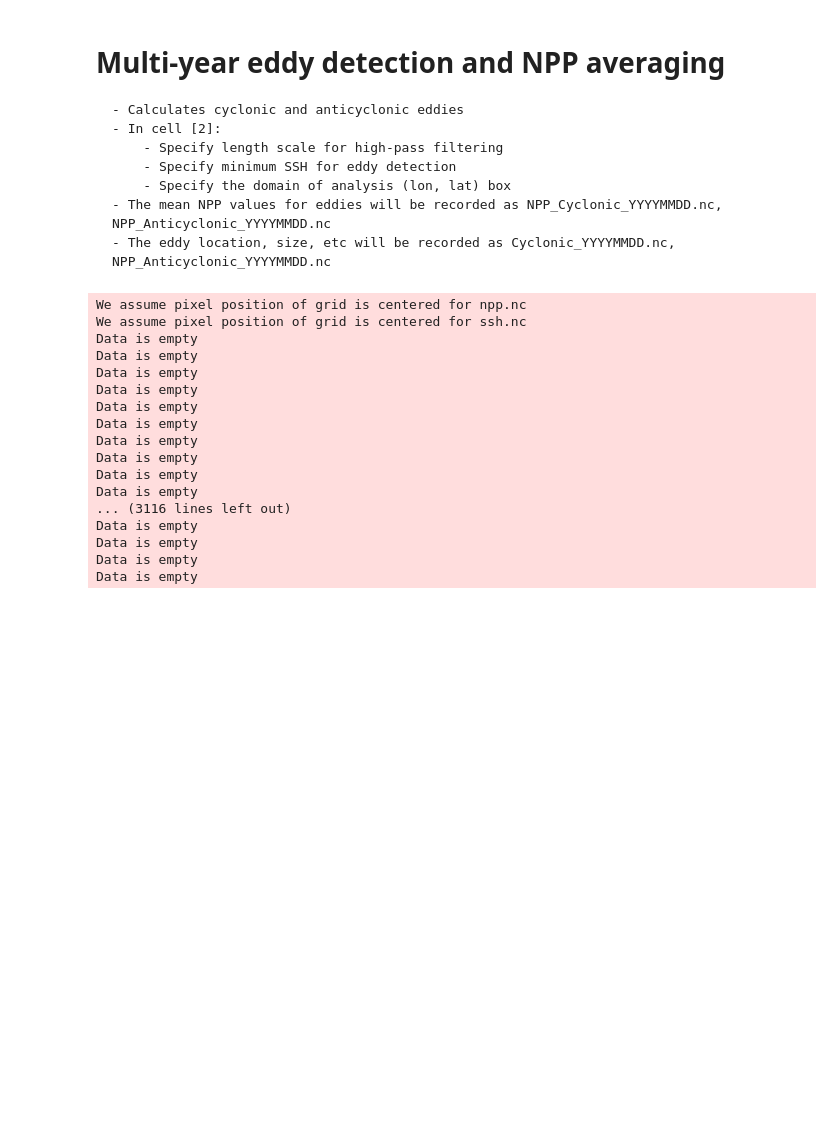
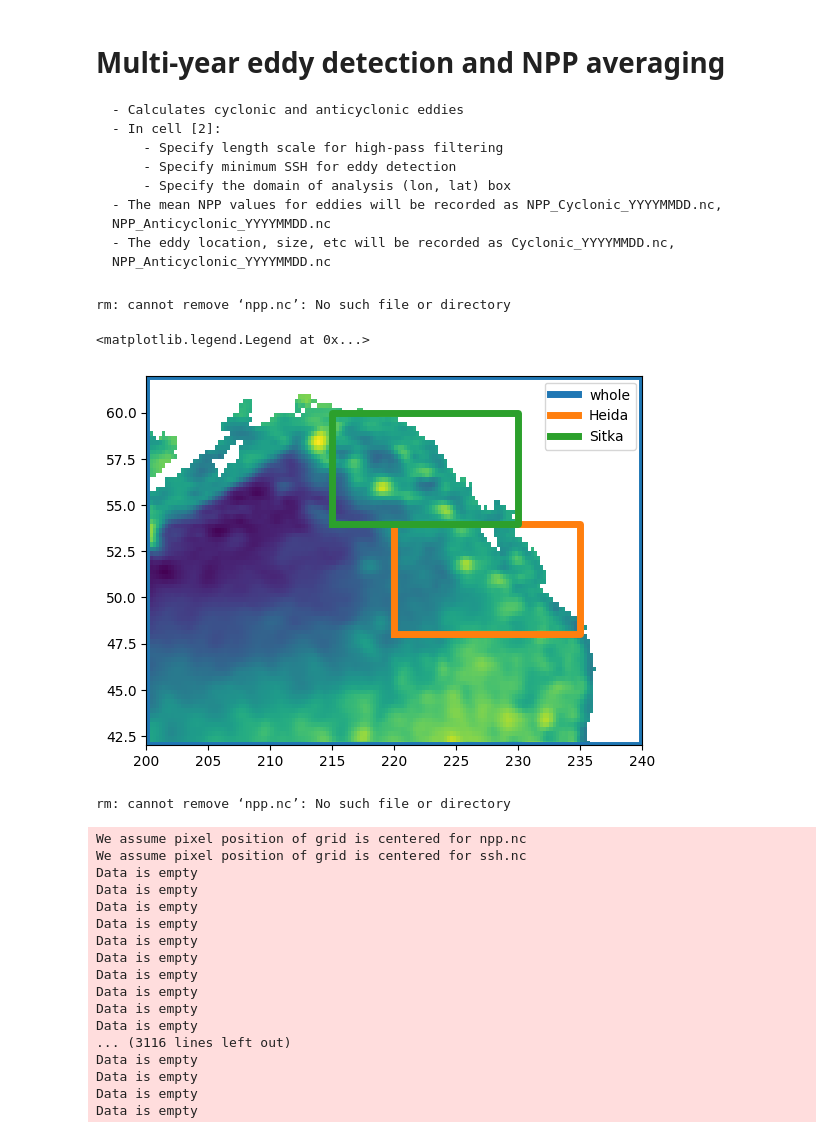
Before and after one commit to takaito1/MITgcm_GoA, a Jupyter notebook: repeat_collocation.ipynb, the cells around one changed output. Saved outputs shown, nothing was run; the diff lists cells and outputs as text; code cells hidden in the pictures; blank space fills up the shorter version.

```diff
--- a/repeat_collocation.ipynb
+++ b/repeat_collocation.ipynb
@@ -146,3 +147,30 @@ def save_nppstats(anom_a,anom_c):
+# %%
+# Display the analysis region
+YYYY=2003
+MON=6
+! rm npp.nc
+! rm ssh.nc
+DAY=15
+date = datetime(YYYY, MON, DAY)
+#
+get_ssh(YYYY,date,extent)
+ds=xr.open_dataset('ssh.nc')
+ds
+b= [200, 240, 42, 62]
+b1=[220, 235, 48, 54]
+b2=[215, 230, 54, 60]
+lon=ds.longitude
+lat=ds.latitude
+ssh=ds.adt
+plt.pcolormesh(lon,lat,ssh)
+plt.plot([b[0],b[1],b[1],b[0],b[0]],[b[2],b[2],b[3],b[3],b[2]],linewidth=5,label='whole')
+plt.plot([b1[0],b1[1],b1[1],b1[0],b1[0]],[b1[2],b1[2],b1[3],b1[3],b1[2]],linewidth=5,label='Heida')
+plt.plot([b2[0],b2[1],b2[1],b2[0],b2[0]],[b2[2],b2[2],b2[3],b2[3],b2[2]],linewidth=5,label='Sitka')
+plt.legend()
+# %% [output]
+rm: cannot remove ‘npp.nc’: No such file or directory
+<matplotlib.legend.Legend at 0x...>
+[figure, added]
 # %%
 # --------------------------------------------------------
 # specify input data
@@ -161,27 +189,28 @@ for n,YYYY in enumerate(Years):
         npp = combine_ssh_npp("ssh.nc","npp.nc")
         npp = apply_highpass(npp, Lcutoff)
         a,c = detect_eddies(npp,sshmin,extent,date)
-        save_eddyid(a,c)
+        save_eddyid(a,c,domain,Lcutoff,sshmin)
         anom_a,anom_c=calc_npp_eddy(npp,a,c)
-        save_nppstats(anom_a,anom_c)
+        save_nppstats(anom_a,anom_c,domain,Lcutoff,sshmin)
 # %% [output]
-We assume pixel position of grid is centered for npp.nc
-We assume pixel position of grid is centered for ssh.nc
-Data is empty
-Data is empty
-Data is empty
-Data is empty
-Data is empty
-Data is empty
-Data is empty
-Data is empty
-Data is empty
-Data is empty
-... (3116 lines left out)
-Data is empty
-Data is empty
-Data is empty
-Data is empty
+rm: cannot remove ‘npp.nc’: No such file or directory
+We assume pixel position of grid is centered for npp.nc
+We assume pixel position of grid is centered for ssh.nc
+Data is empty
+Data is empty
+Data is empty
+Data is empty
+Data is empty
+Data is empty
+Data is empty
+Data is empty
+Data is empty
+Data is empty
+... (3116 lines left out)
+Data is empty
+Data is empty
+Data is empty
+Data is empty
 # %%
 ls
 # %% [output]
```
Also changed, not shown: parts of 4 cells of this notebook, 1 other file.
